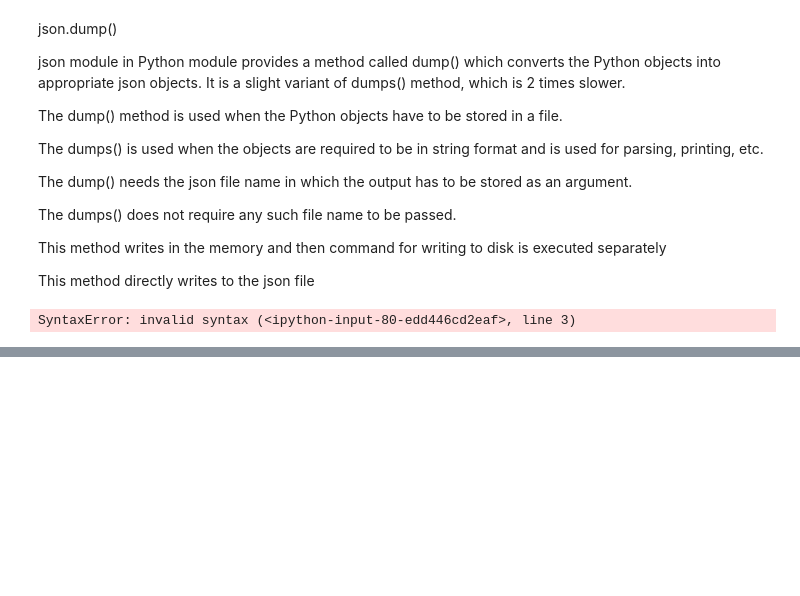
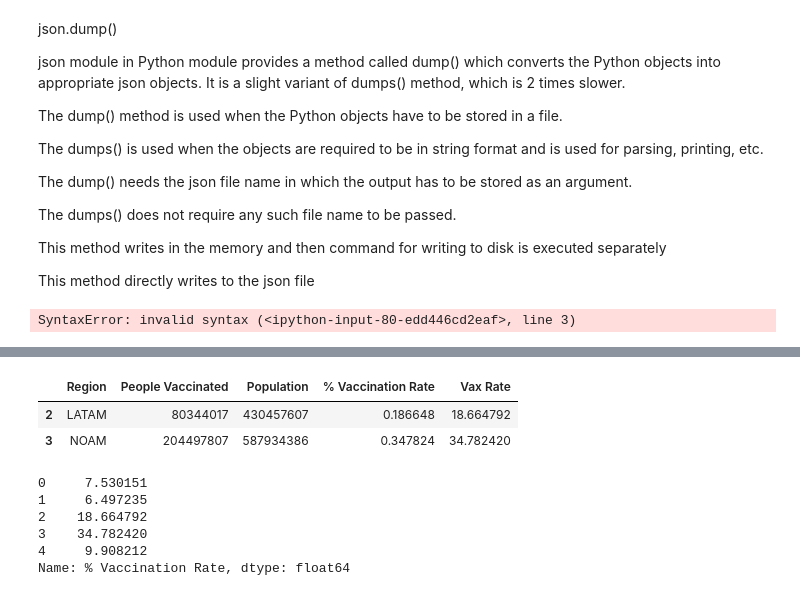
Before and after one commit to bossiilaria/Python, a Jupyter notebook: Working with Pandas.ipynb, the cells around one changed output, grey strips where cells are left out. Drawn from its saved outputs; the diff is of its cells as text; code cells hidden in the pictures; blank space fills up the shorter version.

```diff
--- a/Working with Pandas.ipynb
+++ b/Working with Pandas.ipynb
@@ -341,0 +357,2 @@ SyntaxError: invalid syntax (<ipython-input-80-edd446cd2eaf>, line 3)
+# %%
+regionDF['Vax Rate'] = regionDF['% Vaccination Rate'] * 100
@@ -341,0 +368,9 @@ SyntaxError: invalid syntax (<ipython-input-80-edd446cd2eaf>, line 3)
+# %%
+newDF = regionDF[regionDF['Vax Rate'] > 10]
+#newDF = regionDF[(regionDF['People Vaccinated'] == 334795720) & (regionDF['Population'] == 4446069143)]
+# %%
+newDF
+# %% [output]
+|  | Region | People Vaccinated | Population | % Vaccination Rate | Vax Rate |
+| 2 | LATAM | 80344017 | 430457607 | 0.186648 | 18.664792 |
+| 3 | NOAM | 204497807 | 587934386 | 0.347824 | 34.782420 |
@@ -342,3 +379,12 @@ SyntaxError: invalid syntax (<ipython-input-80-edd446cd2eaf>, line 3)
+# %%
+vaccinationRate
+# %% [output]
+0     7.530151
+1     6.497235
+2    18.664792
+3    34.782420
+4     9.908212
+Name: % Vaccination Rate, dtype: float64
 # %%
 #2. QUERY FUNCTION
 newDF = regionDF.query('People Vaccinated == 334795720 & Population == 4446069143')
```
Also changed, not shown: parts of 10 cells of this notebook.
